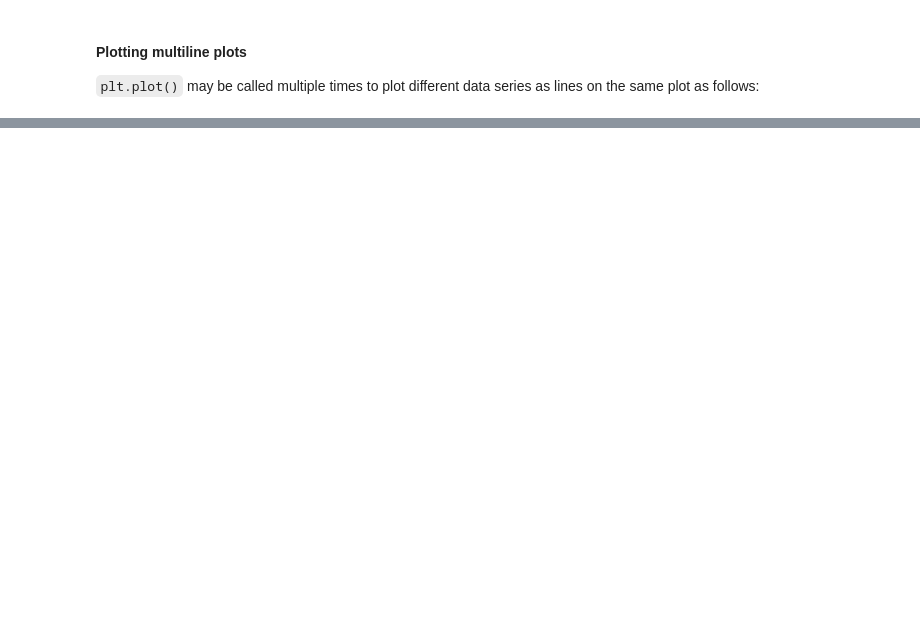
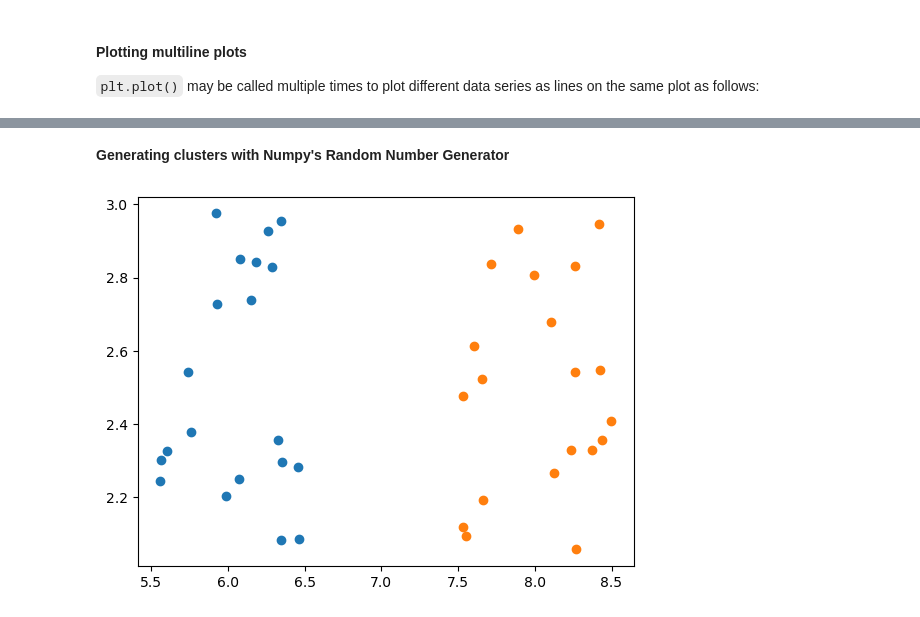
Before and after one commit to francis-ohara/intro-to-data-science, a Jupyter notebook: notebooks/5-matplotlib-exercise.ipynb, the cells around one changed output, grey strips where cells are left out. Drawn from its saved outputs; the diff is of its cells as text; code cells hidden in the pictures; blank space fills up the shorter version.

```diff
--- a/notebooks/5-matplotlib-exercise.ipynb
+++ b/notebooks/5-matplotlib-exercise.ipynb
@@ -211,0 +227,12 @@ plt.scatter(row0, row1);  # plots row 0 along x-axis, row 1 along y-axis of scat
+# %% [markdown]
+**Generating clusters with Numpy's Random Number Generator**
+# %%
+x0 = np.random.rand(20) + 5.5  # 20 random values clustered around 6
+y0 = np.random.rand(20) + 2  # 20 random values clustered around 2
+x1 = np.random.rand(20) + 7.5  # 20 random values clustered around 8
+y1 = np.random.rand(20) + 2  # 20 random values clustered around 2
+
+plt.scatter(x0, y0)
+plt.scatter(x1, y1);
+# %% [output]
+[figure, added]
```
Also changed, not shown: parts of 12 cells of this notebook, 1 other file.
